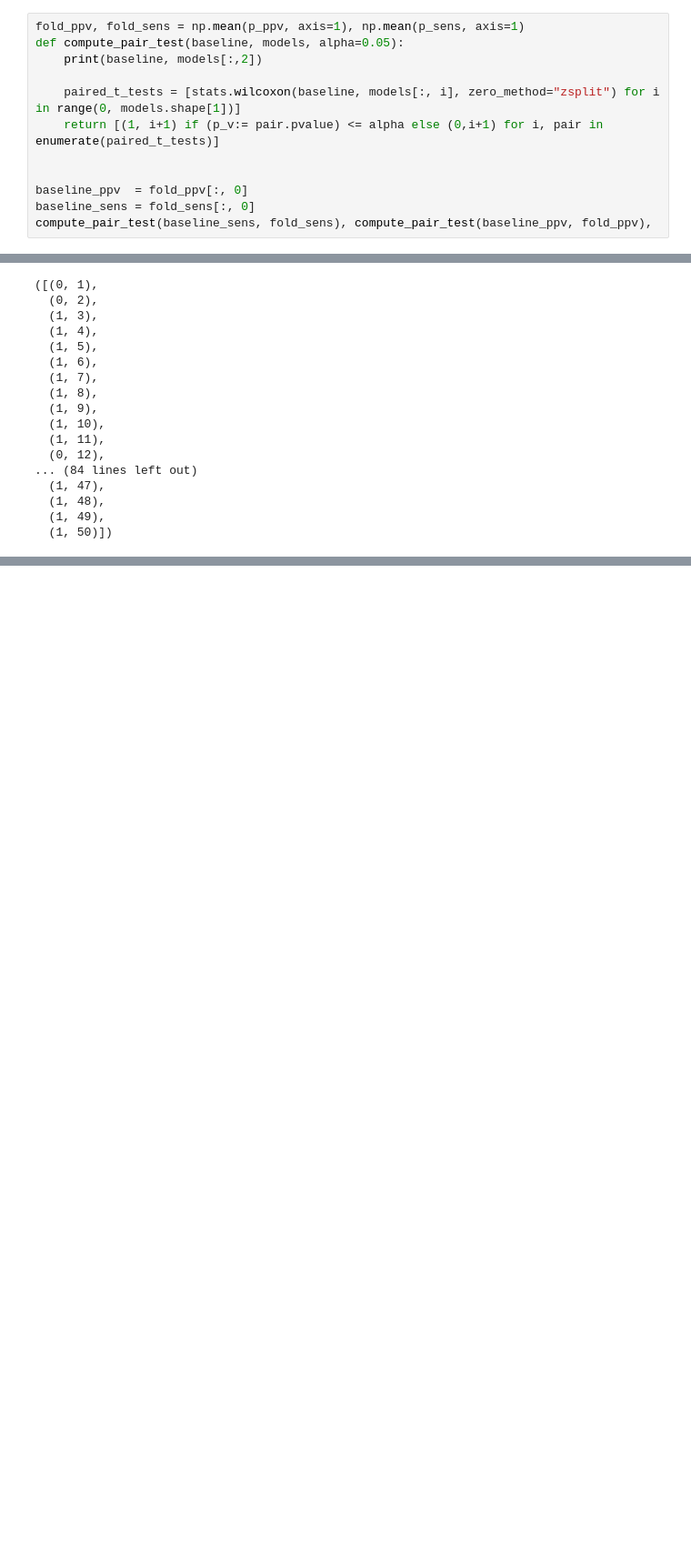
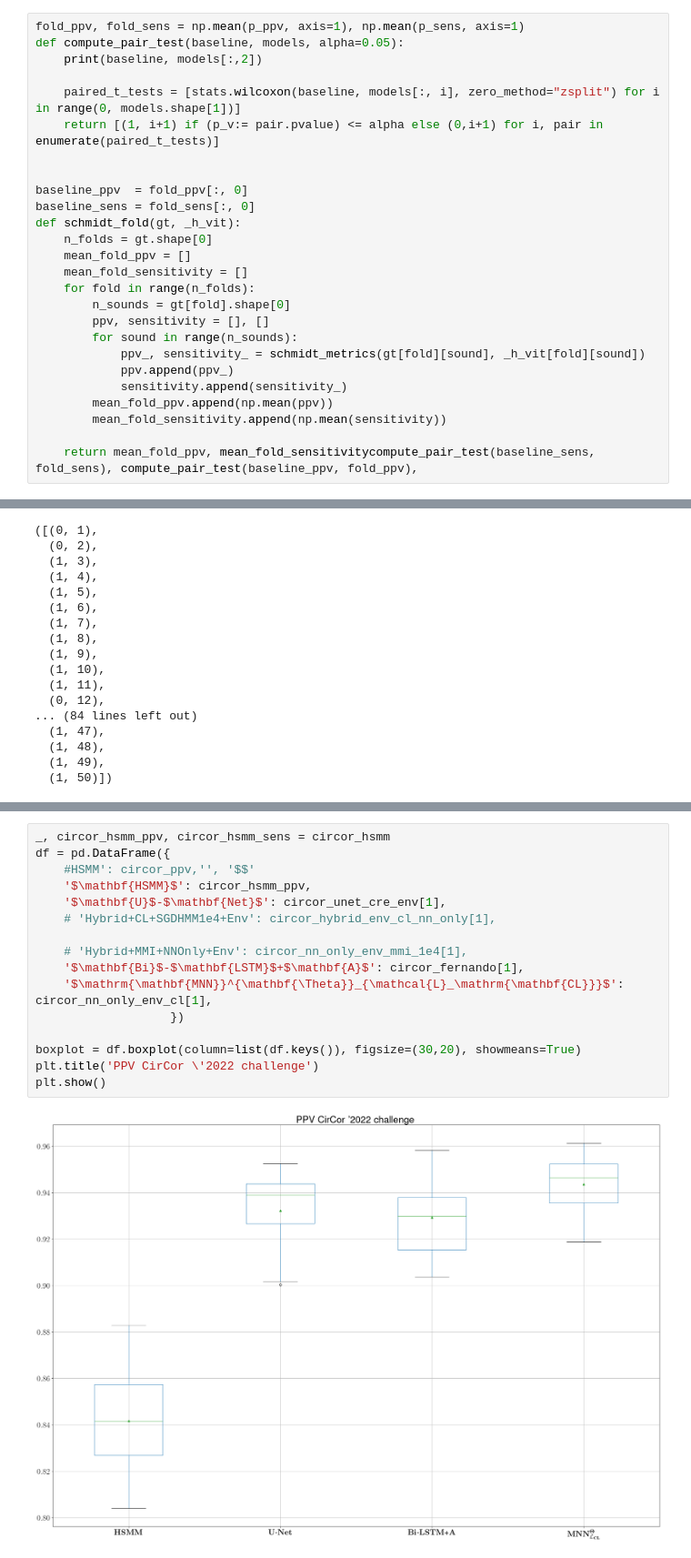
Before and after one commit to miguelmartins/hybrid-hmm, a Jupyter notebook: notebooks/review-jbhi.ipynb, the cells around one changed output, grey strips where cells are left out. Shown at 91% size. Cells and saved outputs as stored; diff of their text form; blank space fills up the shorter version.

```diff
--- a/notebooks/review-jbhi.ipynb
+++ b/notebooks/review-jbhi.ipynb
@@ -384,7 +384,21 @@ def compute_pair_test(baseline, models, alpha=0.05):
 
 baseline_ppv  = fold_ppv[:, 0]
 baseline_sens = fold_sens[:, 0]
-compute_pair_test(baseline_sens, fold_sens), compute_pair_test(baseline_ppv, fold_ppv),
+def schmidt_fold(gt, _h_vit):
+    n_folds = gt.shape[0]
+    mean_fold_ppv = []
+    mean_fold_sensitivity = []
+    for fold in range(n_folds):
+        n_sounds = gt[fold].shape[0]
+        ppv, sensitivity = [], []
+        for sound in range(n_sounds):
+            ppv_, sensitivity_ = schmidt_metrics(gt[fold][sound], _h_vit[fold][sound])
+            ppv.append(ppv_)
+            sensitivity.append(sensitivity_)
+        mean_fold_ppv.append(np.mean(ppv))
+        mean_fold_sensitivity.append(np.mean(sensitivity))
+
+    return mean_fold_ppv, mean_fold_sensitivitycompute_pair_test(baseline_sens, fold_sens), compute_pair_test(baseline_ppv, fold_ppv),
 # %% [output]
 [0.924369729583061 0.919912454555164 0.8556888837030863 0.8191924505890965
  0.8735627487867111 0.91975002781608 0.8936998053661522 0.8882870874205155
@@ -418,0 +520,18 @@ compute_pair_test(baseline_sens, fold_sens), compute_pair_test(baseline_ppv, fol
+# %%
+_, circor_hsmm_ppv, circor_hsmm_sens = circor_hsmm
+df = pd.DataFrame({
+    #HSMM': circor_ppv,'', '$$'
+    '$\mathbf{HSMM}$': circor_hsmm_ppv,
+    '$\mathbf{U}$-$\mathbf{Net}$': circor_unet_cre_env[1],
+    # 'Hybrid+CL+SGDHMM1e4+Env': circor_hybrid_env_cl_nn_only[1],
+
+    # 'Hybrid+MMI+NNOnly+Env': circor_nn_only_env_mmi_1e4[1],
+    '$\mathbf{Bi}$-$\mathbf{LSTM}$+$\mathbf{A}$': circor_fernando[1],
+    '$\mathrm{\mathbf{MNN}}^{\mathbf{\Theta}}_{\mathcal{L}_\mathrm{\mathbf{CL}}}$': circor_nn_only_env_cl[1],
+                   })
+
+boxplot = df.boxplot(column=list(df.keys()), figsize=(30,20), showmeans=True)
+plt.title('PPV CirCor \'2022 challenge')
+plt.show()
+# %% [output]
+[figure, added]
```
Also changed, not shown: parts of 4 cells of this notebook.
